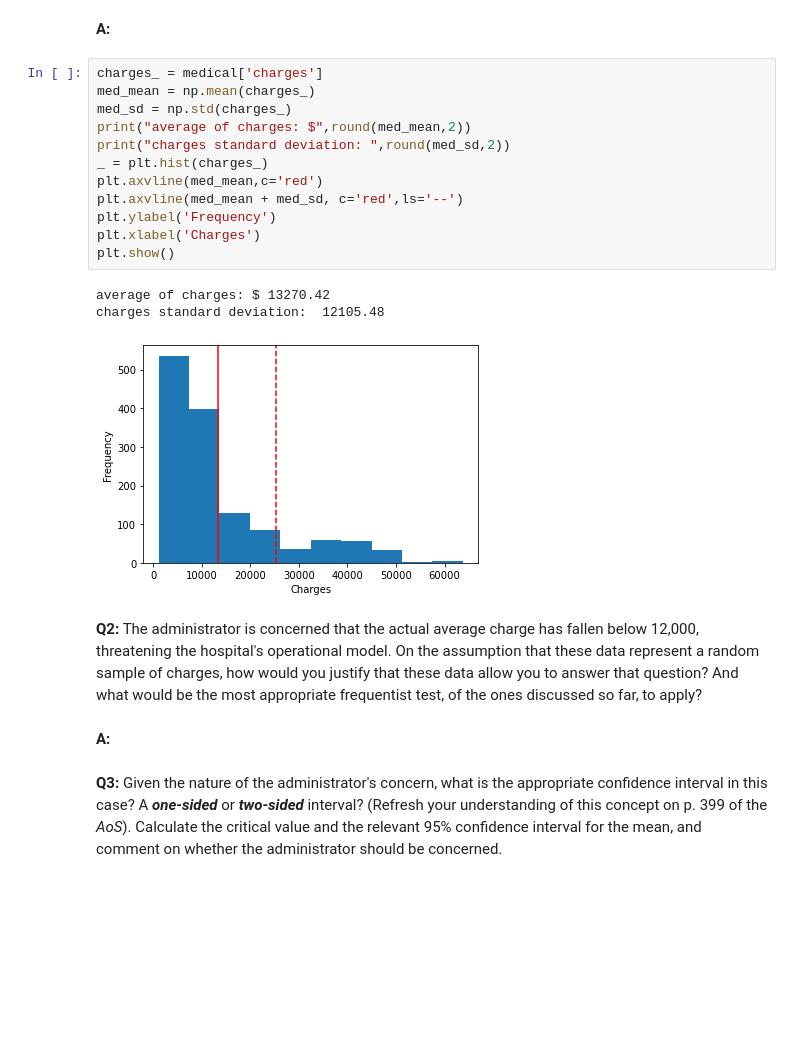
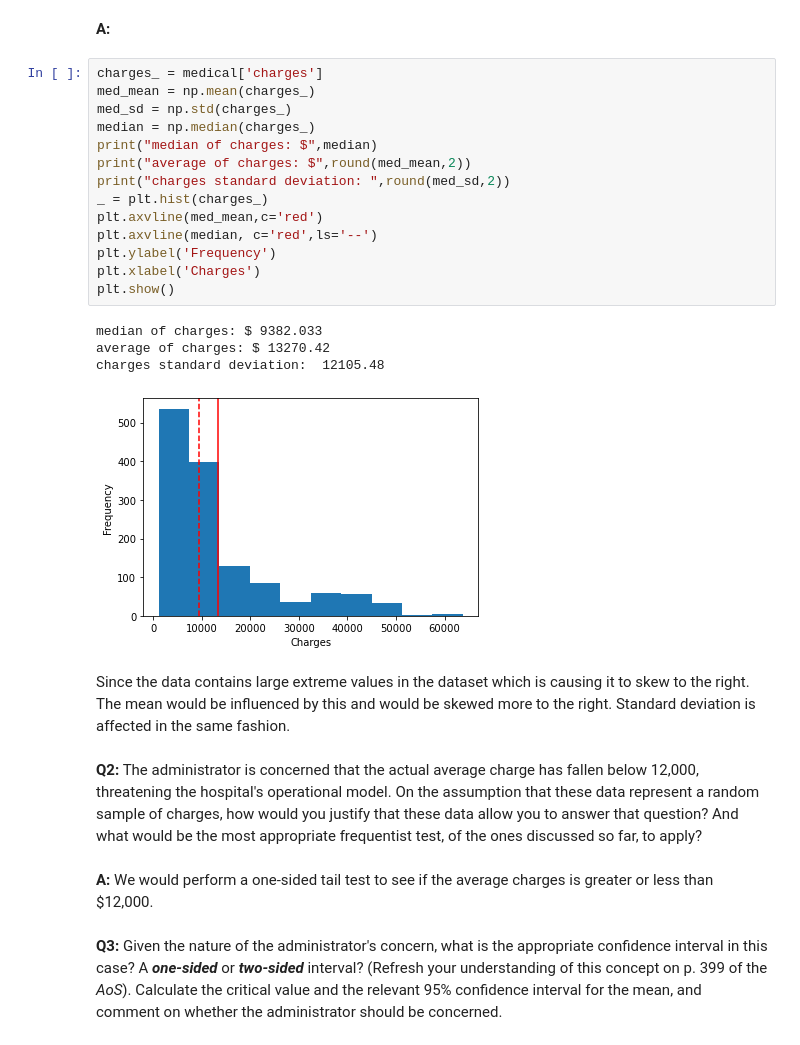
Before and after one commit to yepterence/Frequentist-Inference-Case-Study, a Jupyter notebook: Frequentist Inference Case Study - Part B (2).ipynb, the cells around one changed output. Saved outputs shown, nothing was run; the diff lists cells and outputs as text; blank space fills up the shorter version.

```diff
--- a/Frequentist Inference Case Study - Part B (2).ipynb
+++ b/Frequentist Inference Case Study - Part B (2).ipynb
@@ -63,23 +64,28 @@ __A:__
 # %%
 charges_ = medical['charges']
 med_mean = np.mean(charges_)
 med_sd = np.std(charges_)
+median = np.median(charges_)
+print("median of charges: $",median)
 print("average of charges: $",round(med_mean,2))
 print("charges standard deviation: ",round(med_sd,2))
 _ = plt.hist(charges_)
 plt.axvline(med_mean,c='red')
-plt.axvline(med_mean + med_sd, c='red',ls='--')
+plt.axvline(median, c='red',ls='--')
 plt.ylabel('Frequency')
 plt.xlabel('Charges')
 plt.show()
 # %% [output]
+median of charges: $ 9382.033
 average of charges: $ 13270.42
 charges standard deviation:  12105.48
-[figure, old version]
+[figure, new version]
+# %% [markdown]
+Since the data contains large extreme values in the dataset which is causing it to skew to the right. The mean would be influenced by this and would be skewed more to the right. Standard deviation is affected in the same fashion.
 # %% [markdown]
 __Q2:__ The administrator is concerned that the actual average charge has fallen below 12,000, threatening the hospital's operational model. On the assumption that these data represent a random sample of charges, how would you justify that these data allow you to answer that question? And what would be the most appropriate frequentist test, of the ones discussed so far, to apply?
-# %% [markdown]
-__A:__
+# %% [markdown]
+__A:__ We would perform a one-sided tail test to see if the average charges is greater or less than $12,000.
 # %% [markdown]
 __Q3:__ Given the nature of the administrator's concern, what is the appropriate confidence interval in this case? A ***one-sided*** or ***two-sided*** interval? (Refresh your understanding of this concept on p. 399 of the *AoS*). Calculate the critical value and the relevant 95% confidence interval for the mean, and comment on whether the administrator should be concerned.
 # %% [markdown]
```
Also changed, not shown: parts of 2 cells of this notebook, 1 other file.
